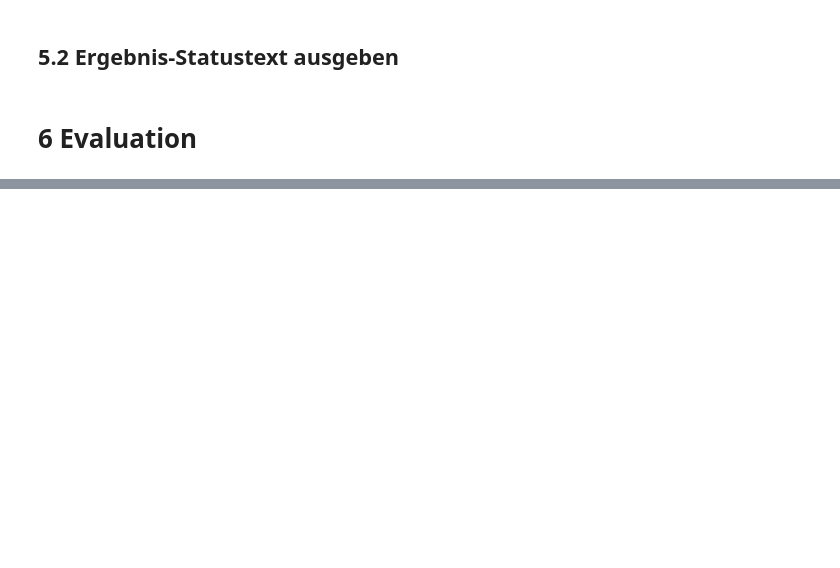
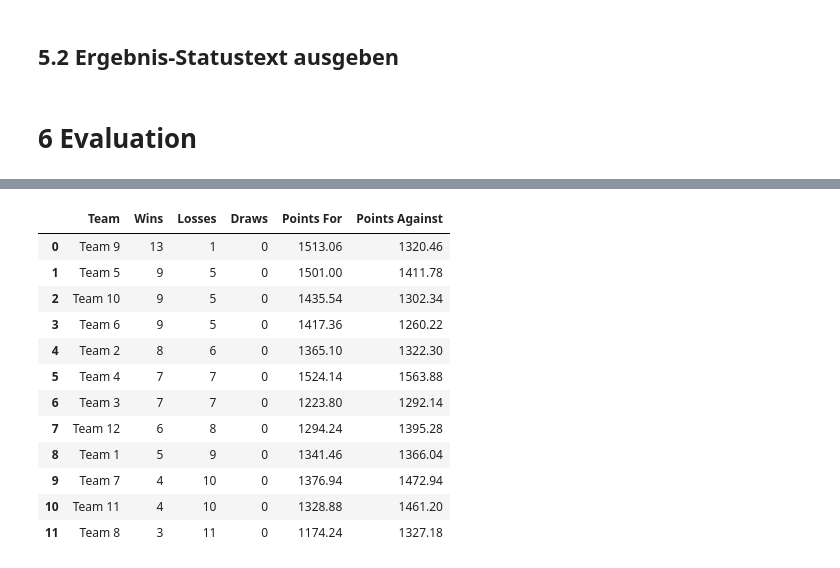
Before and after one commit to alexk2206/Data_Driven_Fantasy_Football, a Jupyter notebook: Mixed_Integer_Problem_for_Draft_Optimization.ipynb, the cells around one changed output, grey strips where cells are left out. Saved outputs shown, nothing was run; the diff lists cells and outputs as text; code cells hidden in the pictures; blank space fills up the shorter version.

```diff
--- a/Mixed_Integer_Problem_for_Draft_Optimization.ipynb
+++ b/Mixed_Integer_Problem_for_Draft_Optimization.ipynb
@@ -753,0 +747,52 @@ display(bench[['Player', 'POS', 'Projected_Points', 'Actual_Points']])
+# %%
+# Deine vorhandene Liste mit Teams
+teams = [f'Team {i+1}' for i in range(num_teams)]
+
+# Sieger und Verlierer zählen (Unentschieden ausschließen)
+wins = df_results[df_results['Sieger'] != 'Unentschieden']['Sieger'].value_counts()
+losses = df_results[df_results['Verlierer'] != 'Unentschieden']['Verlierer'].value_counts()
+
+# Draws zählen: alle Teams, die in einem Unentschieden beteiligt waren
+draws = (
+    df_results[df_results['Sieger'] == 'Unentschieden'][['Team 1', 'Team 2']]
+    .stack()
+    .value_counts()
+)
+
+points_for = pd.concat([
+    df_results[['Team 1', 'Punkte Team 1']].rename(columns={'Team 1': 'Team', 'Punkte Team 1': 'Points'}),
+    df_results[['Team 2', 'Punkte Team 2']].rename(columns={'Team 2': 'Team', 'Punkte Team 2': 'Points'})
+])
+points_for = points_for.groupby('Team')['Points'].sum()
+
+# Punkte, die jedes Team kassiert hat ("Points Against")
+points_against = pd.concat([
+    df_results[['Team 1', 'Punkte Team 2']].rename(columns={'Team 1': 'Team', 'Punkte Team 2': 'Points'}),
+    df_results[['Team 2', 'Punkte Team 1']].rename(columns={'Team 2': 'Team', 'Punkte Team 1': 'Points'})
+])
+points_against = points_against.groupby('Team')['Points'].sum()
+
+# Zusammenführen in ein DataFrame
+record = pd.DataFrame({'Team': teams})
+record['Wins'] = record['Team'].map(wins).fillna(0).astype(int)
+record['Losses'] = record['Team'].map(losses).fillna(0).astype(int)
+record['Draws'] = record['Team'].map(draws).fillna(0).astype(int)
+record['Points For'] = record['Team'].map(points_for).fillna(0)
+record['Points Against'] = record['Team'].map(points_against).fillna(0)
+record = record.sort_values(by=['Wins', 'Draws', 'Points For'], ascending=[False, False, False]).reset_index(drop=True)
+
+record
+# %% [output]
+|  | Team | Wins | Losses | Draws | Points For | Points Against |
+| 0 | Team 9 | 13 | 1 | 0 | 1513.06 | 1320.46 |
+| 1 | Team 5 | 9 | 5 | 0 | 1501.00 | 1411.78 |
+| 2 | Team 10 | 9 | 5 | 0 | 1435.54 | 1302.34 |
+| 3 | Team 6 | 9 | 5 | 0 | 1417.36 | 1260.22 |
+| 4 | Team 2 | 8 | 6 | 0 | 1365.10 | 1322.30 |
+| 5 | Team 4 | 7 | 7 | 0 | 1524.14 | 1563.88 |
+| 6 | Team 3 | 7 | 7 | 0 | 1223.80 | 1292.14 |
+| 7 | Team 12 | 6 | 8 | 0 | 1294.24 | 1395.28 |
+| 8 | Team 1 | 5 | 9 | 0 | 1341.46 | 1366.04 |
+| 9 | Team 7 | 4 | 10 | 0 | 1376.94 | 1472.94 |
+| 10 | Team 11 | 4 | 10 | 0 | 1328.88 | 1461.20 |
+| 11 | Team 8 | 3 | 11 | 0 | 1174.24 | 1327.18 |
```
Also changed, not shown: parts of 9 cells of this notebook.
